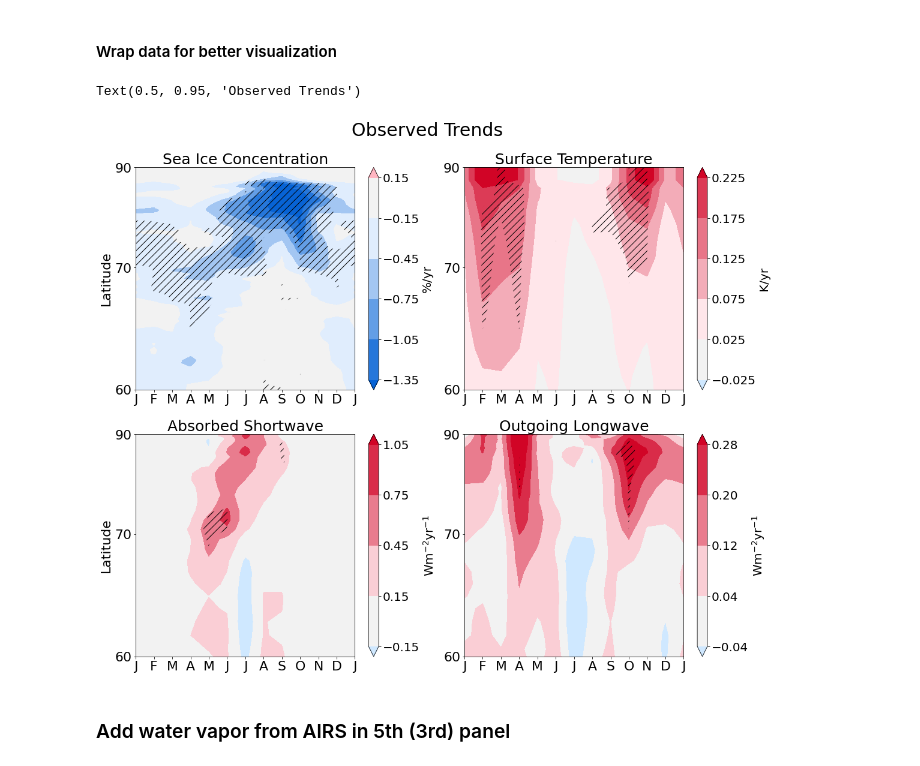
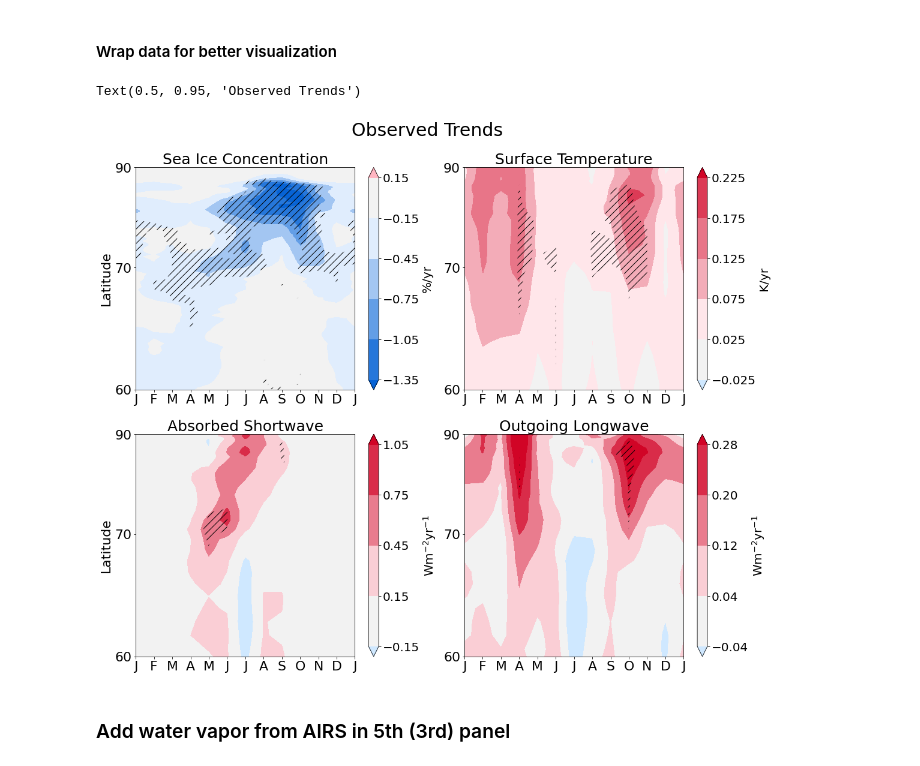
Before and after one commit to jshaw35/spectral_ice, a Jupyter notebook: figure1/figure1abc.ipynb, the cells around one changed output. Cells and saved outputs as stored; diff of their text form; code cells hidden in the pictures.

```diff
--- a/figure1/figure1abc.ipynb
+++ b/figure1/figure1abc.ipynb
@@ -228,0 +282,12 @@ gisstemp_trends,gisstemp_statsig,gisstemp_notnull = compute_trends_n_signif2(gis
+# %%
+besttemp_trends,besttemp_statsig,besttemp_notnull = compute_trends_n_signif2(besttemp_subset)
+# %%
+besttemp_oct = best_temp_tsel.sel(time=best_temp_tsel['time.month']==10)
+
+test_fig,test_axs = plt.subplots(4,5,figsize=(25,20))
+
+test_axs = test_axs.flat
+
+for _ax,_tstep in zip(test_axs,besttemp_oct):
+
+    _tstep.plot(ax=_ax)
@@ -297,7 +364,8 @@ g10010_trends,g10010_statsig,g10010_notnull = compute_trends_n_signif2(g10010_su
 # Subset by time and latitude
 g02202_ds = add_weights(g02202_ds)
 
-g02202_tsel = g02202_ds.sel(time=slice('2001-01-01','2020-12-31'),lat=slice(59,None))
+# g02202_tsel = g02202_ds.sel(time=slice('2001-01-01','2020-12-31'),lat=slice(59,None))
+g02202_tsel = g02202_ds.sel(time=tsel,lat=slice(59,None))
 g02202_temp = 100*g02202_tsel['cdr_seaice_conc_monthly'] #.chunk({'time':-1,'lat':-1,'lon':-1}) # I don't think this speeds things up
 
 # Need to perform a weighted average because areas are not constant, land cells are already masked
@@ -312,6 +380,9 @@ g02202_trends,g02202_statsig,g02202_notnull = compute_trends_n_signif2(g02202_su
 # %%
 gisstemp_trends_wrapped = xr.concat([gisstemp_trends,gisstemp_trends[0].assign_coords({'month':13})],dim='month')
 gisstemp_statsig_wrapped = xr.concat([gisstemp_statsig,gisstemp_statsig[0].assign_coords({'month':13})],dim='month')
+
+besttemp_trends_wrapped = xr.concat([besttemp_trends,besttemp_trends[0].assign_coords({'month':13})],dim='month')
+besttemp_statsig_wrapped = xr.concat([besttemp_statsig,besttemp_statsig[0].assign_coords({'month':13})],dim='month')
 
 # g10010_trends_wrapped = xr.concat([g10010_trends,g10010_trends[0].assign_coords({'month':13})],dim='month')
 # g10010_statsig_wrapped = xr.concat([g10010_statsig,g10010_statsig[0].assign_coords({'month':13})],dim='month')
@@ -368,46 +439,53 @@ cbar0 = plt.colorbar(im0,ax=axes[0])
 cbar0.ax.tick_params(labelsize=20)
 cbar0.set_label(label='%/yr',fontsize=20)
 
-lat_weighted1 = np.sin(np.pi/180*gisstemp_trends['lat'])
+# lat_weighted1 = np.sin(np.pi/180*gisstemp_trends['lat']) # Using GISTEMP
+# cmap1 = copy.copy(palette)
+# im1 = axes[1].contourf(gisstemp_trends_wrapped['month'],lat_weighted1,gisstemp_trends_wrapped.transpose('lat','month'),
+#                        cmap=cmap1,extend='both',levels=np.arange(-0.025,0.2251,0.05),vmin=-0.25,vmax=0.25)
+# im1.cmap.set_under((0.81,0.91,1.00))
+# stip = axes[1].contourf(gisstemp_statsig_wrapped['month'],lat_weighted1,gisstemp_statsig_wrapped.transpose('lat','month'), colors='none',levels=[0,99,100],
+#                         hatches=[None,'//'],extend='neither')
+lat_weighted1 = np.sin(np.pi/180*besttemp_trends['lat']) # Using BEST-temp
 cmap1 = copy.copy(palette)
-im1 = axes[1].contourf(gisstemp_trends_wrapped['month'],lat_weighted1,gisstemp_trends_wrapped.transpose('lat','month'),
+im1 = axes[1].contourf(besttemp_trends_wrapped['month'],lat_weighted1,besttemp_trends_wrapped.transpose('lat','month'),
                        cmap=cmap1,extend='both',levels=np.arange(-0.025,0.2251,0.05),vmin=-0.25,vmax=0.25)
 im1.cmap.set_under((0.81,0.91,1.00))
-stip = axes[1].contourf(gisstemp_statsig_wrapped['month'],lat_weighted1,gisstemp_statsig_wrapped.transpose('lat','month'), colors='none',levels=[0,99,100],
+stip = axes[1].contourf(besttemp_statsig_wrapped['month'],lat_weighted1,besttemp_statsig_wrapped.transpose('lat','month'), colors='none',levels=[0,99,100],
                         hatches=[None,'//'],extend='neither')
 axes[1].set_title('Surface Temperature',fontsize=25)
 cbar1 = plt.colorbar(im1,ax=axes[1])
 cbar1.ax.tick_params(labelsize=20)
 cbar1.set_label(label='K/yr',fontsize=20)
 
 lat_weighted2 = np.sin(np.pi/180*asr_trends['lat'])
 cmap2 = copy.copy(palette)
 im2 = axes[2].contourf(asr_trends_wrapped['month'],lat_weighted2,asr_trends_wrapped.transpose('lat','month'),
                        cmap=cmap2,extend='both',levels=np.arange(-0.15,1.06,0.30),vmin=-1.05,vmax=1.05)
 im2.cmap.set_under((0.81,0.91,1.00))
 stip = axes[2].contourf(asr_statsig_wrapped['month'],lat_weighted2,asr_statsig_wrapped.transpose('lat','month'), colors='none',levels=[0,99,100],
                         hatches=[None,'//'],extend='neither')
 axes[2].set_title('Absorbed Shortwave',fontsize=25)
 cbar2 = plt.colorbar(im2,ax=axes[2])
 cbar2.ax.tick_params(labelsize=20)
 cbar2.set_label(label='Wm$^{-2}$yr$^{-1}$',fontsize=20)
 
 lat_weighted3 = np.sin(np.pi/180*olr_trends['lat'])
 cmap3 = copy.copy(palette)
 im3 = axes[3].contourf(olr_trends_wrapped['month'],lat_weighted3,olr_trends_wrapped.transpose('lat','month'),
                        cmap=cmap3,extend='both',levels=np.arange(-0.04,0.36,0.08),vmin=-0.28,vmax=0.28)
 im3.cmap.set_under((0.81,0.91,1.00))
 stip = axes[3].contourf(olr_statsig_wrapped['month'],lat_weighted3,olr_statsig_wrapped.transpose('lat','month'), colors='none',levels=[0,99,100],
                         hatches=[None,'//'],extend='neither')
 axes[3].set_title('Outgoing Longwave',fontsize=25)
 cbar3 = plt.colorbar(im3,ax=axes[3])
 cbar3.ax.tick_params(labelsize=20)
 cbar3.set_label(label='Wm$^{-2}$yr$^{-1}$',fontsize=20)
 
 fig1.suptitle('Observed Trends',fontsize=30,y=0.95)
 # %% [output]
 Text(0.5, 0.95, 'Observed Trends')
-[figure, old version]
+[figure, new version]
 # %%
 to_png(fig1,'observedtrends_4panel_G02202')
 # %% [markdown]
```
Also changed, not shown: parts of 20 cells of this notebook, 1 other file.
